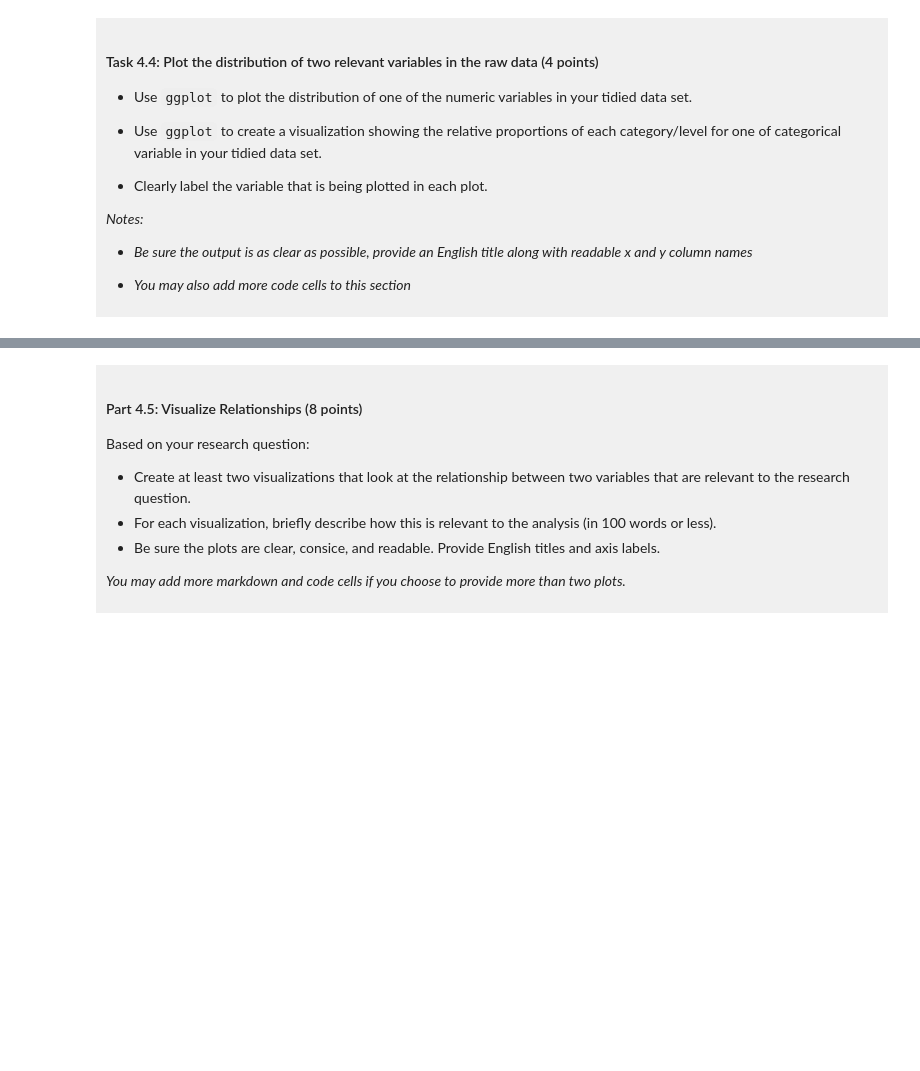
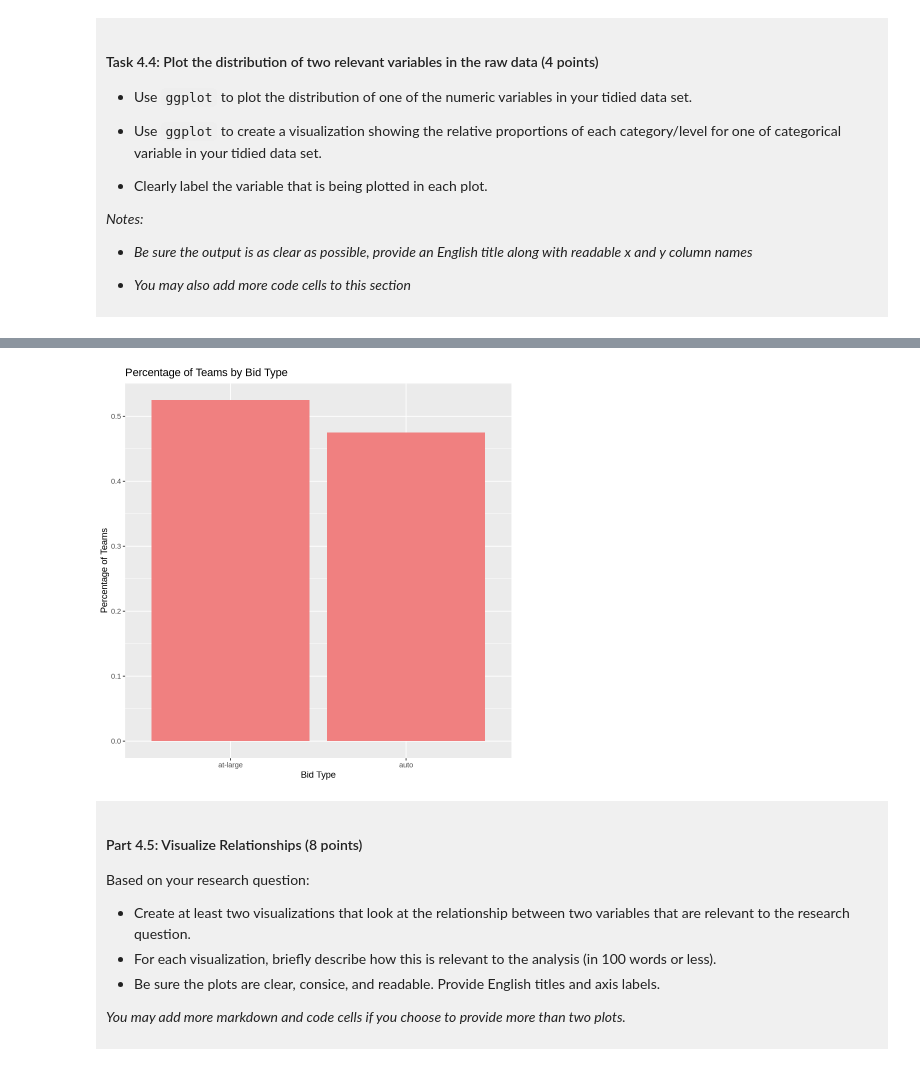
Before and after one commit to cherryzhg/dsci-100-project-rawisara-zhang, a Jupyter notebook: dsci-100-project-notebook.ipynb, the cells around one changed output, grey strips where cells are left out. Cells and saved outputs as stored; diff of their text form; code cells hidden in the pictures; blank space fills up the shorter version.

```diff
--- a/dsci-100-project-notebook.ipynb
+++ b/dsci-100-project-notebook.ipynb
@@ -316,5 +353,18 @@ You will refine your research question (if needed) and produce a tidy data set.
 # %%
-### EDIT THIS CODE CELL FOR PLOT 2 ###
+march_madness_summary <- march_madness |>
+  count(bid) |>
+  mutate(percentage = n / sum(n))
+
+bid_type_graph <- ggplot(march_madness_summary, aes(x = bid, y = percentage)) +
+  geom_col(fill = "light coral") +
+  labs(
+    title = "Percentage of Teams by Bid Type",
+    x = "Bid Type",
+    y = "Percentage of Teams")
+
+bid_type_graph
+# %% [output]
+[figure, added]
 # %% [markdown]
 <div style="background-color: #f0f0f0; padding: 10px;">
 
```
Also changed, not shown: parts of 12 cells of this notebook.
